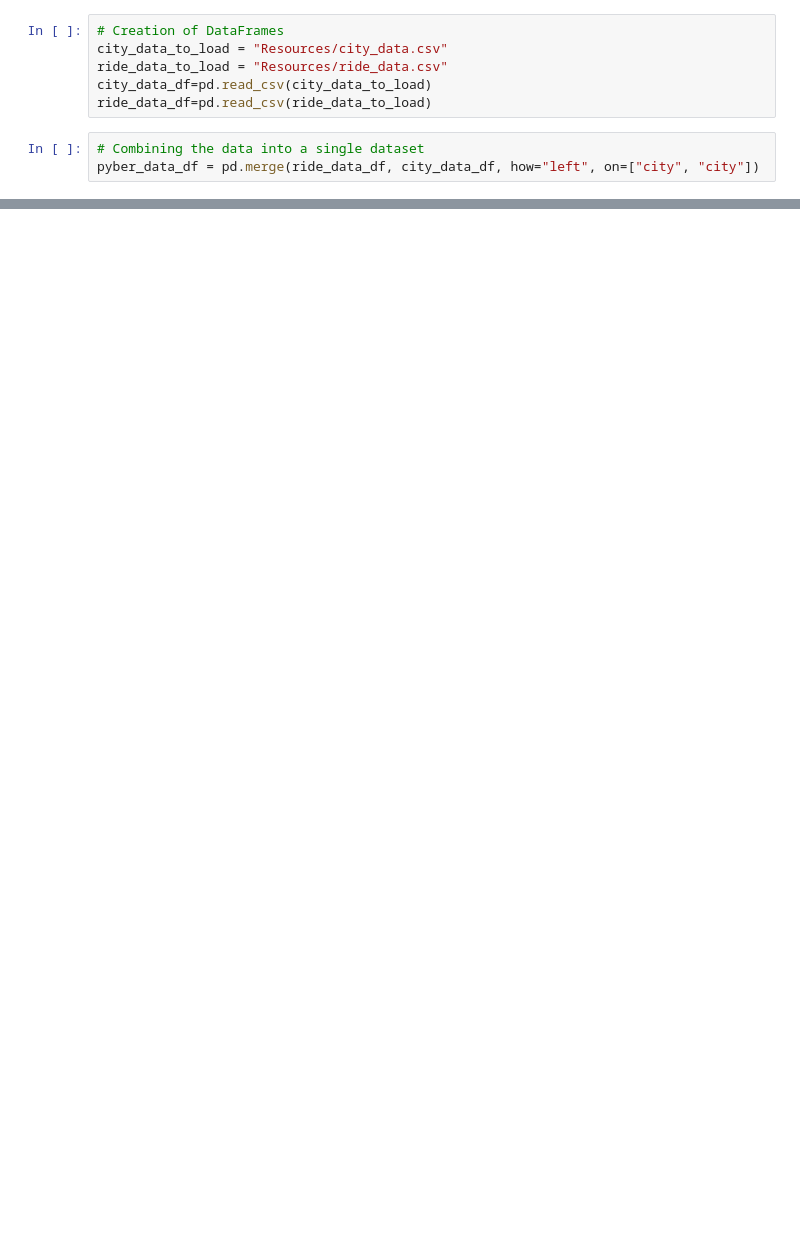
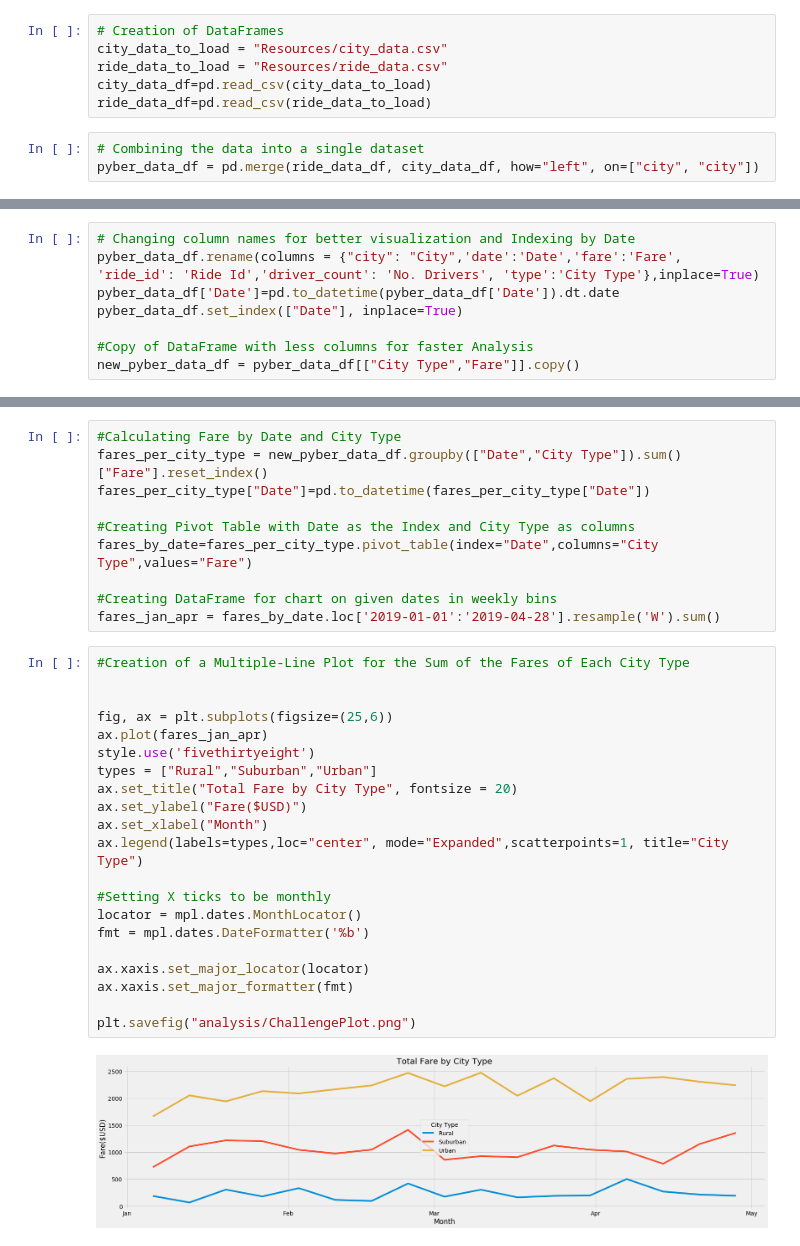
Before and after one commit to joseluiscuri/PyBer_Analysis, a Jupyter notebook: Pyber_Challenge.ipynb, the cells around one changed output, grey strips where cells are left out. Saved outputs shown, nothing was run; the diff lists cells and outputs as text; blank space fills up the shorter version.

Commit message:
Adding Challenge completed

```diff
--- a/Pyber_Challenge.ipynb
+++ b/Pyber_Challenge.ipynb
@@ -73,0 +81,8 @@ summary_cities_df = pd
+# %%
+# Changing column names for better visualization and Indexing by Date
+pyber_data_df.rename(columns = {"city": "City",'date':'Date','fare':'Fare', 'ride_id': 'Ride Id','driver_count': 'No. Drivers', 'type':'City Type'},inplace=True)
+pyber_data_df['Date']=pd.to_datetime(pyber_data_df['Date']).dt.date
+pyber_data_df.set_index(["Date"], inplace=True)
+
+#Copy of DataFrame with less columns for faster Analysis
+new_pyber_data_df = pyber_data_df[["City Type","Fare"]].copy()
@@ -73,0 +104,33 @@ summary_cities_df = pd
+# %%
+#Calculating Fare by Date and City Type
+fares_per_city_type = new_pyber_data_df.groupby(["Date","City Type"]).sum()["Fare"].reset_index()
+fares_per_city_type["Date"]=pd.to_datetime(fares_per_city_type["Date"])
+
+#Creating Pivot Table with Date as the Index and City Type as columns
+fares_by_date=fares_per_city_type.pivot_table(index="Date",columns="City Type",values="Fare")
+
+#Creating DataFrame for chart on given dates in weekly bins
+fares_jan_apr = fares_by_date.loc['2019-01-01':'2019-04-28'].resample('W').sum()
+# %%
+#Creation of a Multiple-Line Plot for the Sum of the Fares of Each City Type
+
+
+fig, ax = plt.subplots(figsize=(25,6))
+ax.plot(fares_jan_apr)
+style.use('fivethirtyeight')
+types = ["Rural","Suburban","Urban"]
+ax.set_title("Total Fare by City Type", fontsize = 20)
+ax.set_ylabel("Fare($USD)")
+ax.set_xlabel("Month")
+ax.legend(labels=types,loc="center", mode="Expanded",scatterpoints=1, title="City Type")
+
+#Setting X ticks to be monthly
+locator = mpl.dates.MonthLocator()
+fmt = mpl.dates.DateFormatter('%b')
+
+ax.xaxis.set_major_locator(locator)
+ax.xaxis.set_major_formatter(fmt)
+
+plt.savefig("analysis/ChallengePlot.png")
+# %% [output]
+[figure, added]
```
Also changed, not shown: parts of 10 cells of this notebook, 2 other files.
